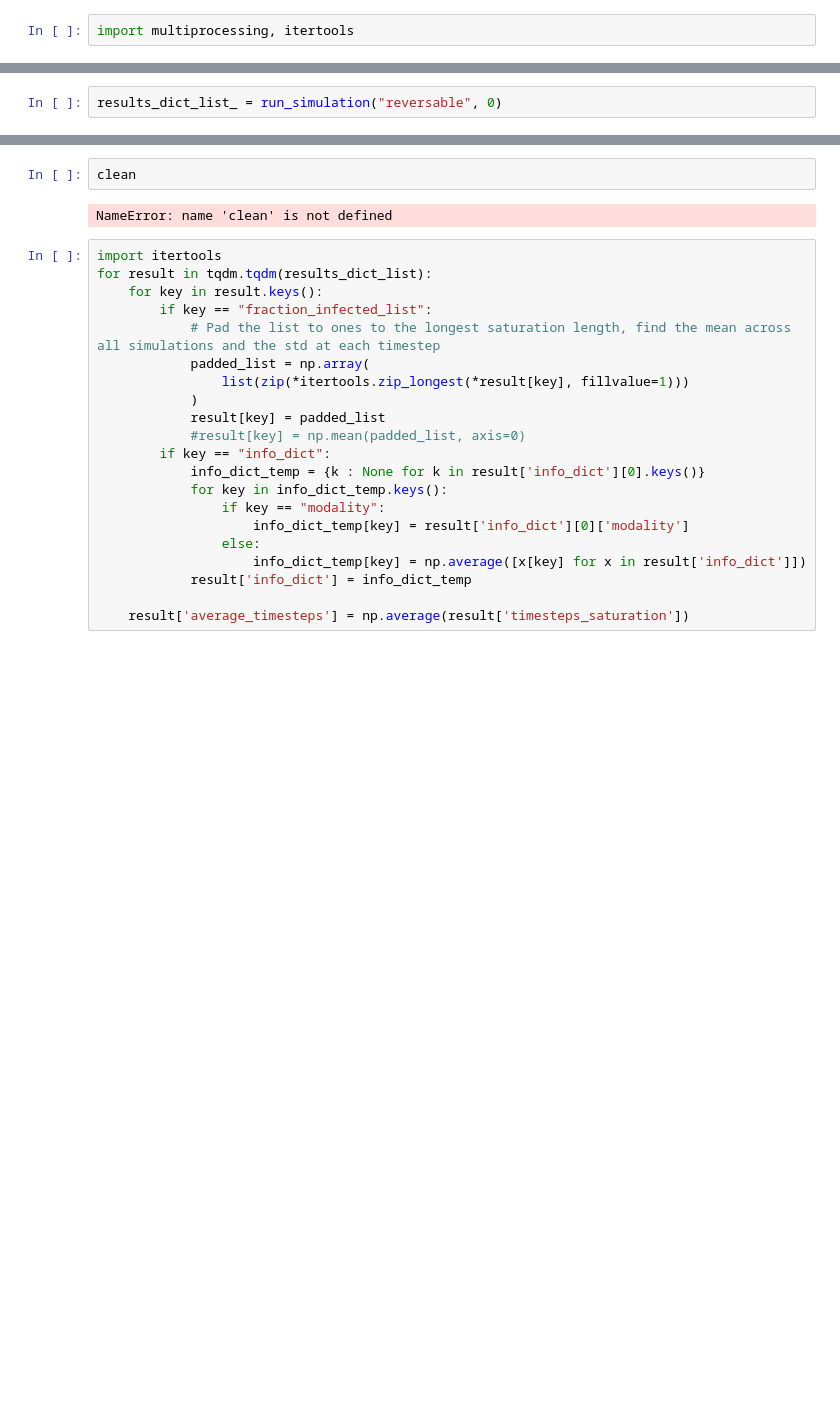
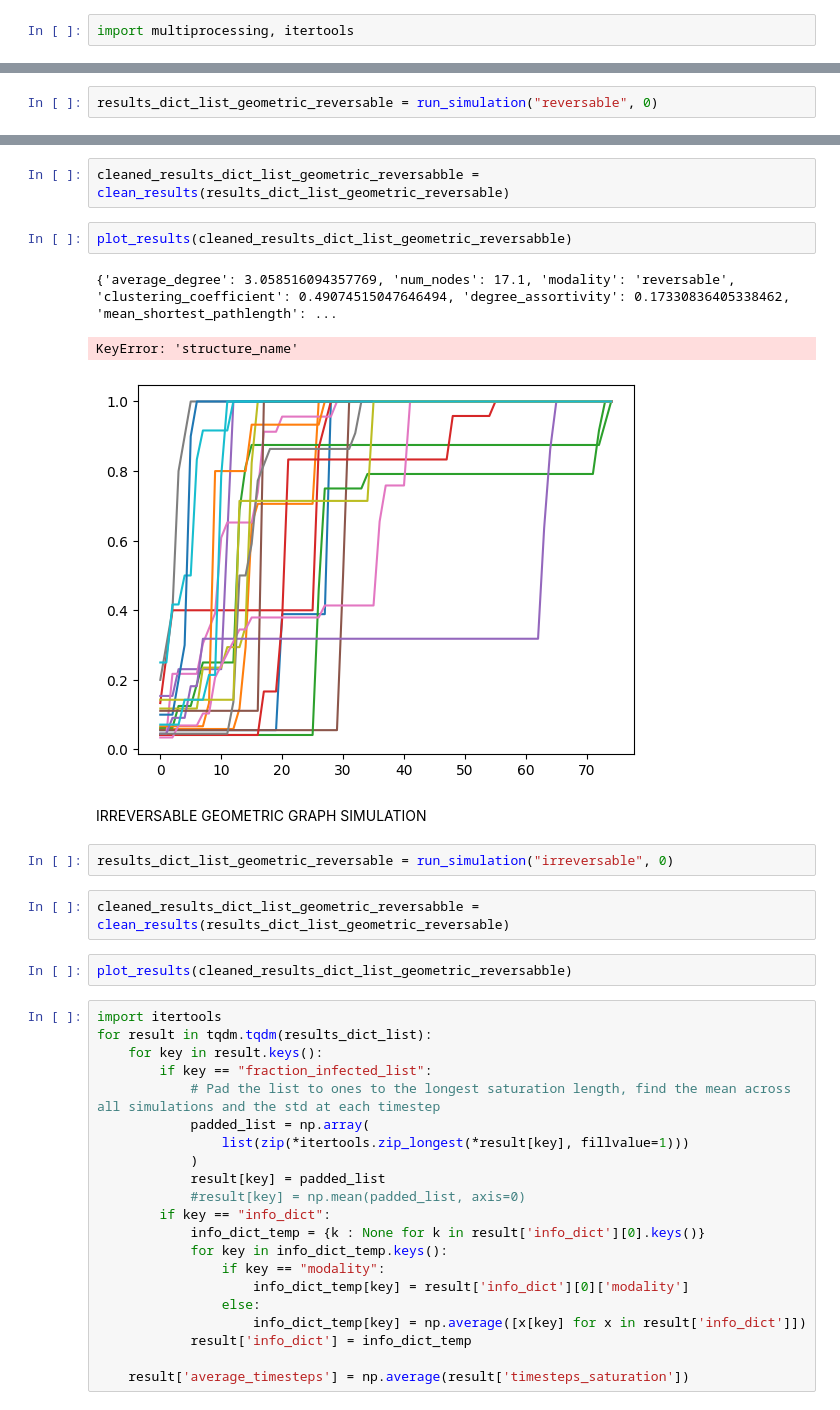
Before and after one commit to cm2435/graph_transmittion_research_project, a Jupyter notebook: variable_structure.ipynb, the cells around one changed output, grey strips where cells are left out. Drawn from its saved outputs; the diff is of its cells as text; blank space fills up the shorter version.

```diff
--- a/variable_structure.ipynb
+++ b/variable_structure.ipynb
@@ -96,3 +98,3 @@ def plot_results(results_dict_list):
 # %%
-results_dict_list_ = run_simulation("reversable", 0)
+results_dict_list_geometric_reversable = run_simulation("reversable", 0)
 # %% [output]
@@ -100,7 +107,19 @@ simulation run for degree 2
-# %%
-clean
-# %% [output]
-NameError: name 'clean' is not defined
+# %%
+cleaned_results_dict_list_geometric_reversabble = clean_results(results_dict_list_geometric_reversable)
+# %%
+plot_results(cleaned_results_dict_list_geometric_reversabble)
+# %% [output]
+{'average_degree': 3.058516094357769, 'num_nodes': 17.1, 'modality': 'reversable', 'clustering_coefficient': 0.49074515047646494, 'degree_assortivity': 0.17330836405338462, 'mean_shortest_pathlength': ...
+KeyError: 'structure_name'
+[figure, added]
+# %% [markdown]
+IRREVERSABLE GEOMETRIC GRAPH SIMULATION
+# %%
+results_dict_list_geometric_reversable = run_simulation("irreversable", 0)
+# %%
+cleaned_results_dict_list_geometric_reversabble = clean_results(results_dict_list_geometric_reversable)
+# %%
+plot_results(cleaned_results_dict_list_geometric_reversabble)
 # %%
 import itertools
 for result in tqdm.tqdm(results_dict_list):
```
Also changed, not shown: parts of 3 cells of this notebook.
